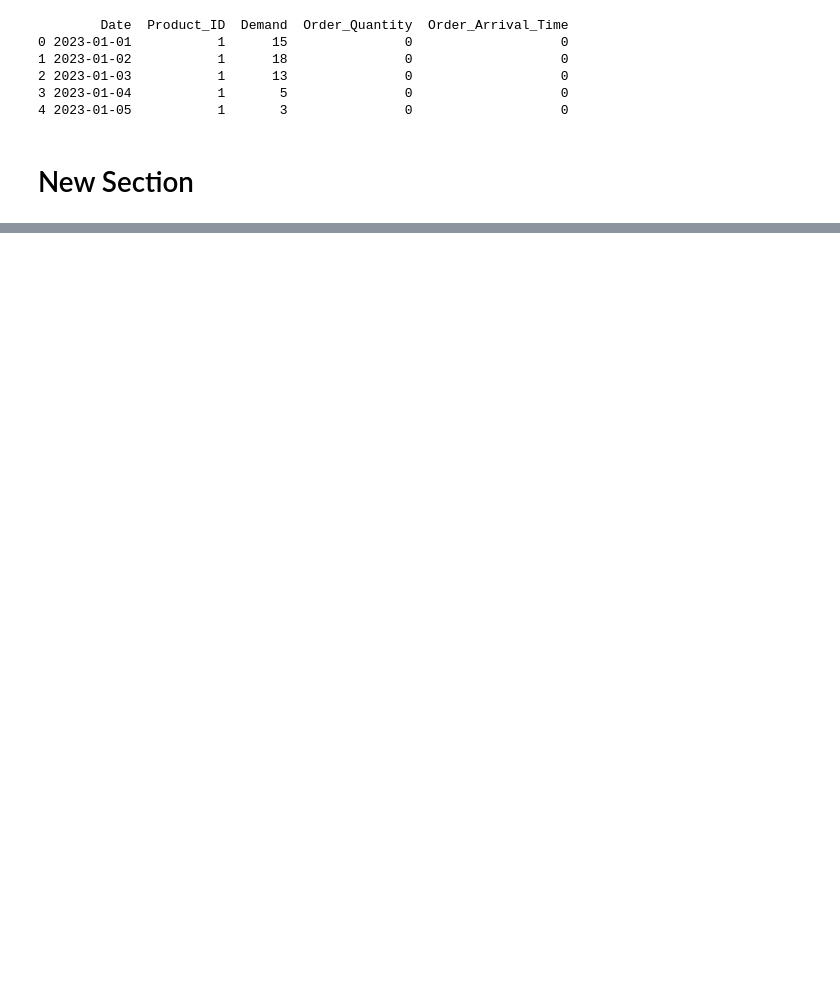
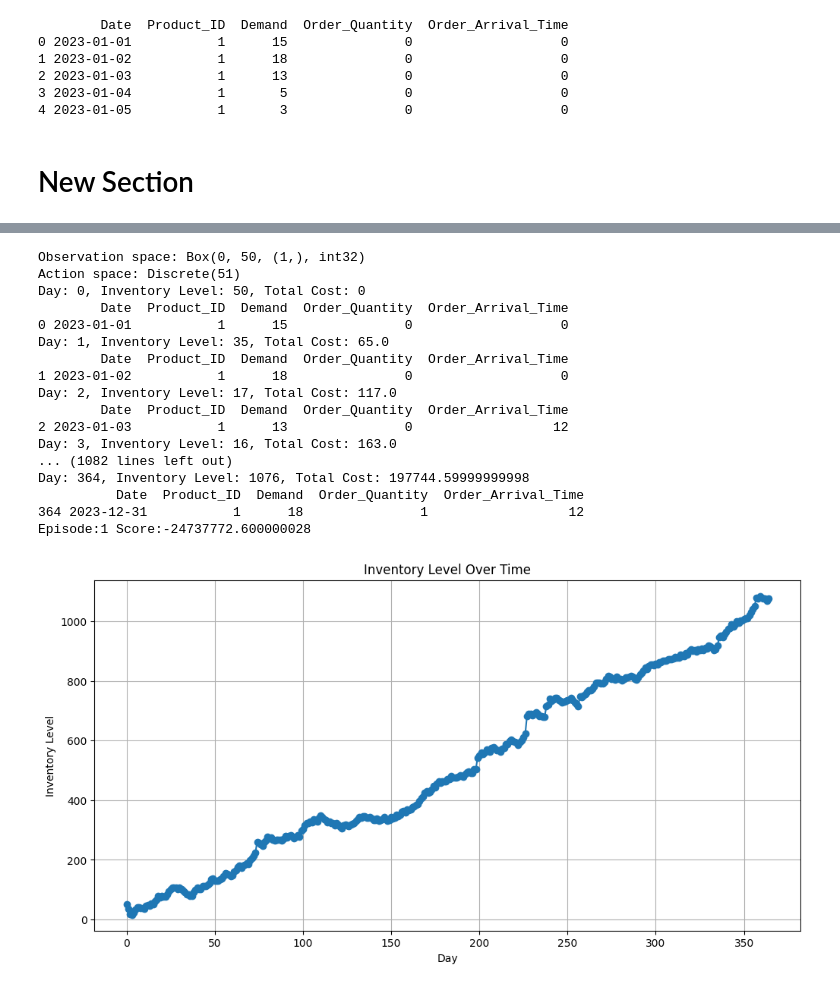
Before and after one commit to Svar7769/periodic_review_inventory_system, a Jupyter notebook: RL_inv.ipynb, the cells around one changed output, grey strips where cells are left out. Saved outputs shown, nothing was run; the diff lists cells and outputs as text; code cells hidden in the pictures; blank space fills up the shorter version.

```diff
--- a/RL_inv.ipynb
+++ b/RL_inv.ipynb
@@ -226,12 +258,12 @@ for episode in range(1, episodes + 1):
         env.render()
         action = env.action_space.sample()
         # print(f'action : {action}')
-        next_state, reward, done, info = env.step(action)
+        next_state, reward, done,truc, info = env.step(action)
         score += reward
         # print(f'Next state : {next_state}, Reward : {reward}, done : {done}, info: {info}')
         # print(f"Action taken: {action}, Orders: {env.actions[action]}")
     print(f"Episode: {episode} ended with Score: {score}")
-    env.plot_inventory_level()
+    #env.plot_inventory_level()
 # %% [output]
 Observation space: Box(0, 50, (1,), int32)
 Action space: Discrete(51)
@@ -279,0 +328,38 @@ Wrapping the env in a DummyVecEnv.
+# %%
+# Verify Observation Space and Action Space
+print("Observation space:", env.observation_space)
+print("Action space:", env.action_space)
+
+# Test the RL model
+episodes = 1
+for episode in range(1, episodes+1):
+    state, info = env.reset()
+    done = False
+    score = 0
+
+    while not done:
+        env.render()
+        action = model.predict(state)[0]
+        next_state, reward, done,truc, info = env.step(action)
+        score += reward
+    print('Episode:{} Score:{}'.format(episode, score))
+    #env.plot_inventory_level()
+# %% [output]
+Observation space: Box(0, 50, (1,), int32)
+Action space: Discrete(51)
+Day: 0, Inventory Level: 50, Total Cost: 0
+        Date  Product_ID  Demand  Order_Quantity  Order_Arrival_Time
+0 2023-01-01           1      15               0                   0
+Day: 1, Inventory Level: 35, Total Cost: 65.0
+        Date  Product_ID  Demand  Order_Quantity  Order_Arrival_Time
+1 2023-01-02           1      18               0                   0
+Day: 2, Inventory Level: 17, Total Cost: 117.0
+        Date  Product_ID  Demand  Order_Quantity  Order_Arrival_Time
+2 2023-01-03           1      13               0                  12
+Day: 3, Inventory Level: 16, Total Cost: 163.0
+... (1082 lines left out)
+Day: 364, Inventory Level: 1076, Total Cost: 197744.59999999998
+          Date  Product_ID  Demand  Order_Quantity  Order_Arrival_Time
+364 2023-12-31           1      18               1                  12
+Episode:1 Score:-24737772.600000028
+[figure, added]
```
Also changed, not shown: parts of 7 cells of this notebook.
